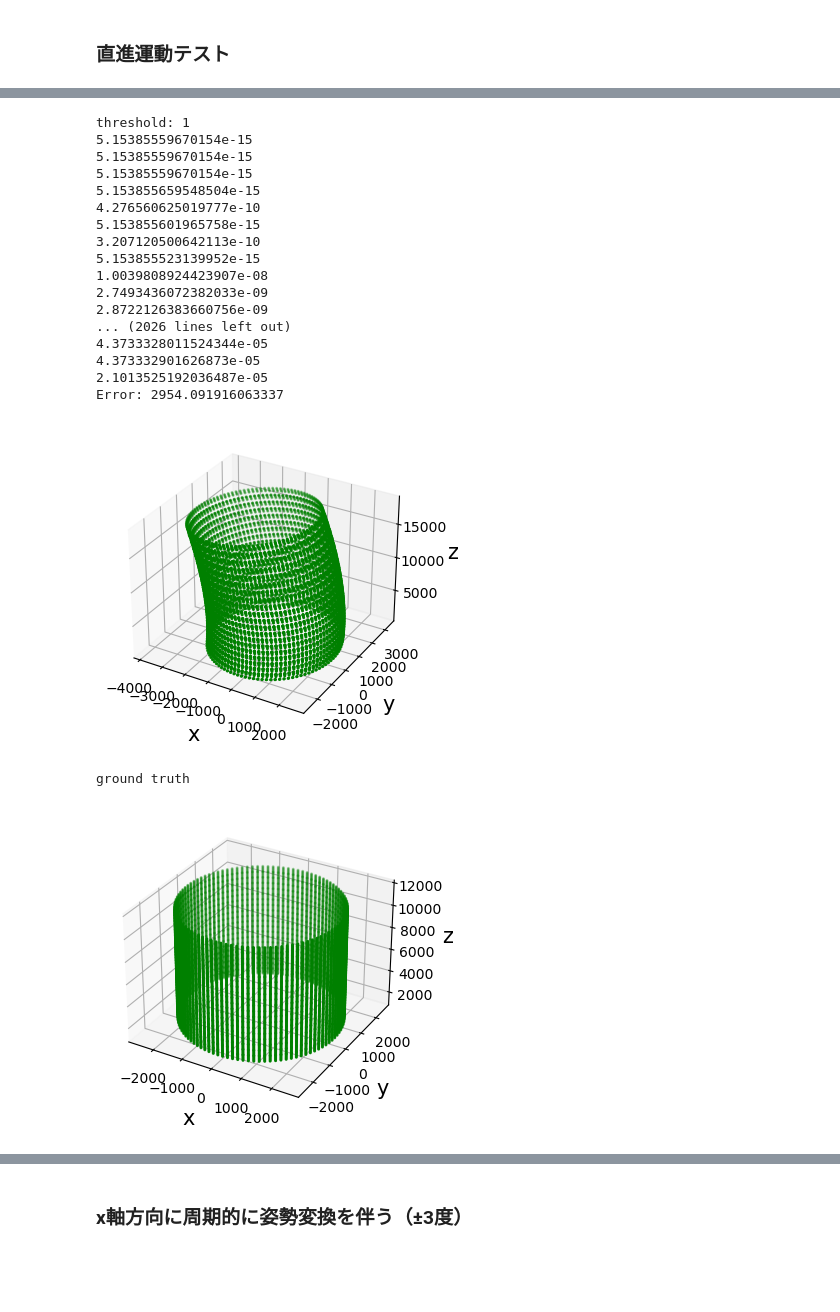
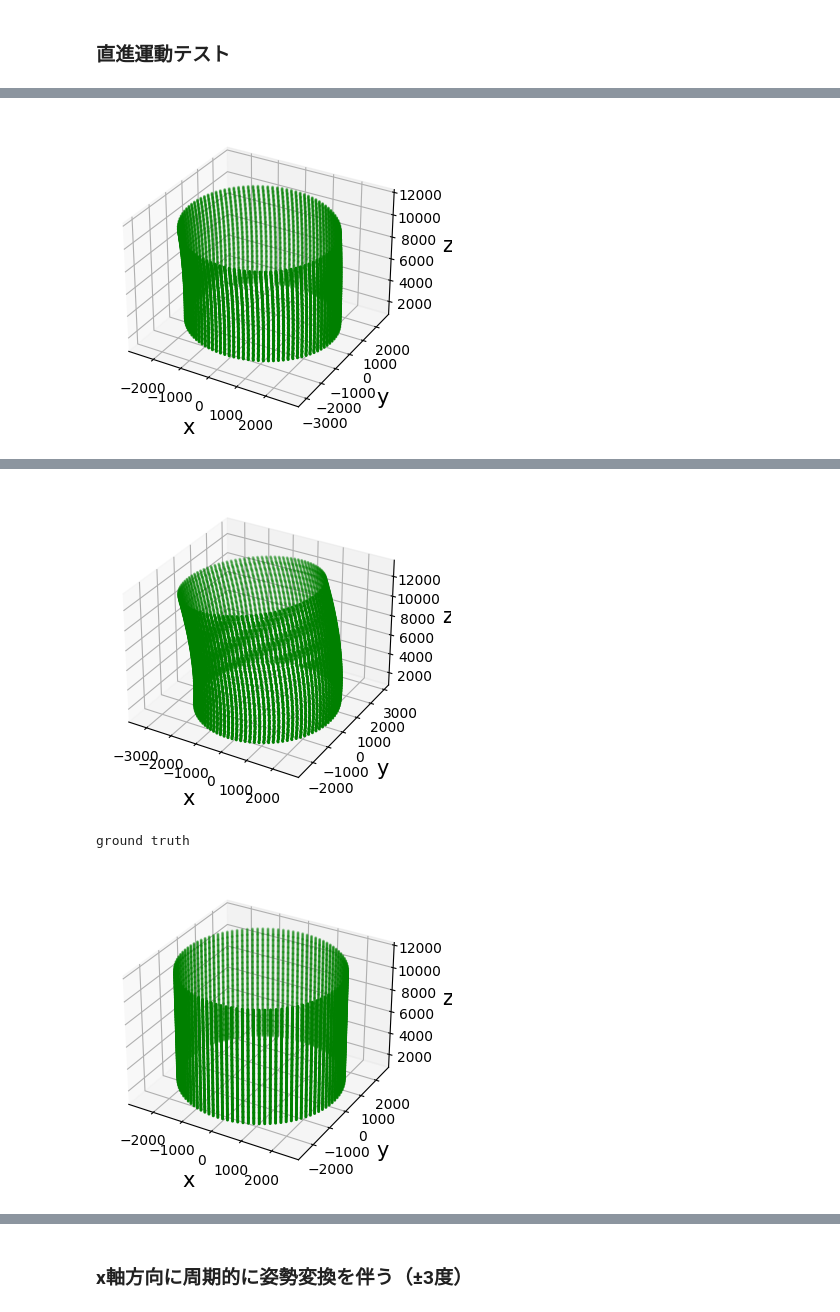
Before and after one commit to gutter-mouth/InchwormMeasurement, a Jupyter notebook: simulate_20221030.ipynb, the cells around one changed output, grey strips where cells are left out. Drawn from its saved outputs; the diff is of its cells as text; code cells hidden in the pictures; blank space fills up the shorter version.

```diff
--- a/simulate_20221030.ipynb
+++ b/simulate_20221030.ipynb
@@ -64,10 +61,11 @@ for i in [0, 0.5, 1]:
     simulator_params["round_threshold"] = i
     S.set_params(**simulator_params)
     S.run()
-    S.calc_error()
-    print(f"Error: {S.error}")
+    # S.calc_error()
+    # print(f"Error: {S.error}")
     S.show_result()
 
 print("ground truth")
 S.show_groundtruth()
+S.calc_error_pose_adjacent()
 # %% [output]
@@ -108,0 +107 @@ Error: 0.30573949158003827
+[figure, new version]
@@ -127,20 +125,3 @@ Error: 2004.2458680407135
+[figure, new version]
-threshold: 1
-5.15385559670154e-15
-5.15385559670154e-15
-5.15385559670154e-15
-5.153855659548504e-15
-4.276560625019777e-10
-5.153855601965758e-15
-3.207120500642113e-10
-5.153855523139952e-15
-1.0039808924423907e-08
-2.7493436072382033e-09
-2.8722126383660756e-09
-... (2026 lines left out)
-4.3733328011524344e-05
-4.373332901626873e-05
-2.1013525192036487e-05
-Error: 2954.091916063337
+ground truth
-[figure, old version]
-ground truth
-[figure, old version]
+[figure, new version]
```
Also changed, not shown: parts of 11 cells of this notebook, 3 other files.
